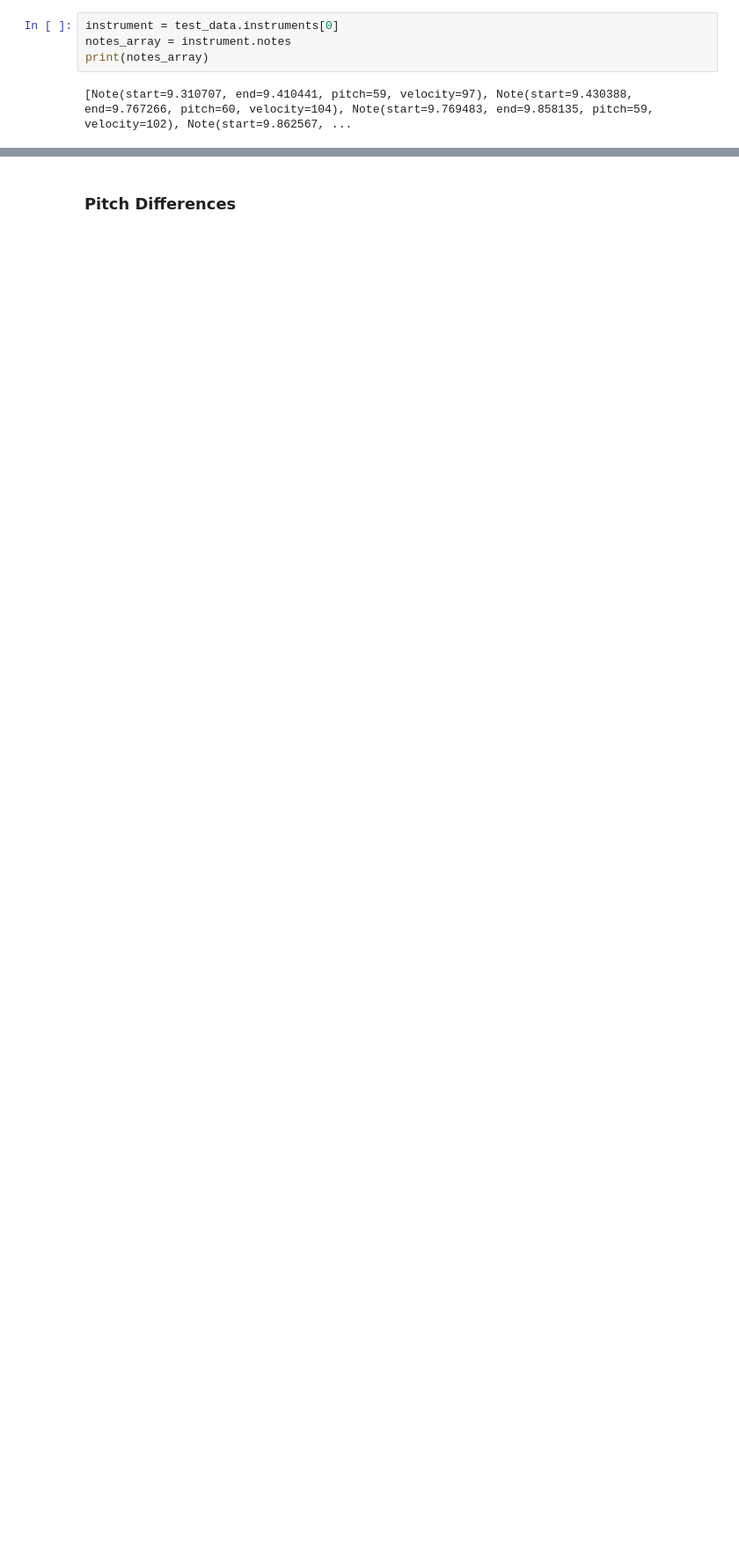
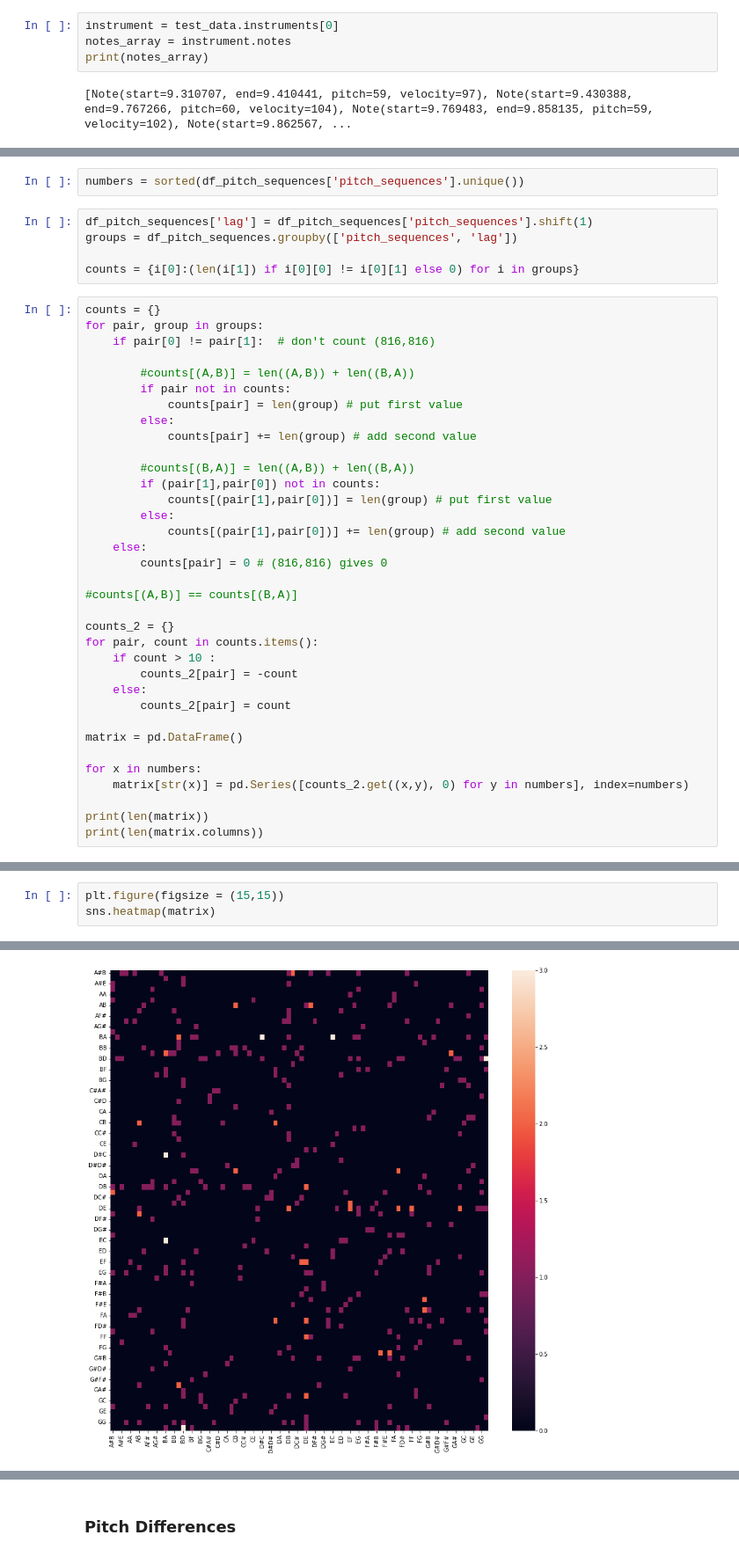
Before and after one commit to CameronDHarris/jazzflow, a Jupyter notebook: benWebsterBot.ipynb, the cells around one changed output, grey strips where cells are left out. Shown at 88% size. Drawn from its saved outputs; the diff is of its cells as text; blank space fills up the shorter version.

```diff
--- a/benWebsterBot.ipynb
+++ b/benWebsterBot.ipynb
@@ -212,0 +467,42 @@ print(notes_array)
+# %%
+numbers = sorted(df_pitch_sequences['pitch_sequences'].unique())
+# %%
+df_pitch_sequences['lag'] = df_pitch_sequences['pitch_sequences'].shift(1)
+groups = df_pitch_sequences.groupby(['pitch_sequences', 'lag'])
+
+counts = {i[0]:(len(i[1]) if i[0][0] != i[0][1] else 0) for i in groups}
+# %%
+counts = {}
+for pair, group in groups:
+    if pair[0] != pair[1]:  # don't count (816,816)
+
+        #counts[(A,B)] = len((A,B)) + len((B,A))
+        if pair not in counts:
+            counts[pair] = len(group) # put first value
+        else:
+            counts[pair] += len(group) # add second value
+
+        #counts[(B,A)] = len((A,B)) + len((B,A))
+        if (pair[1],pair[0]) not in counts:
+            counts[(pair[1],pair[0])] = len(group) # put first value
+        else:
+            counts[(pair[1],pair[0])] += len(group) # add second value
+    else:
+        counts[pair] = 0 # (816,816) gives 0
+
+#counts[(A,B)] == counts[(B,A)]
+
+counts_2 = {}
+for pair, count in counts.items():
+    if count > 10 :
+        counts_2[pair] = -count
+    else:
+        counts_2[pair] = count
+
+matrix = pd.DataFrame()
+
+for x in numbers:
+    matrix[str(x)] = pd.Series([counts_2.get((x,y), 0) for y in numbers], index=numbers)
+
+print(len(matrix))
+print(len(matrix.columns))
@@ -212,0 +512,4 @@ print(notes_array)
+# %%
+plt.figure(figsize = (15,15))
+sns.heatmap(matrix)
+# %% [output]
@@ -212,0 +517 @@ print(notes_array)
+[figure, added]
```
Also changed, not shown: parts of 77 cells of this notebook.
